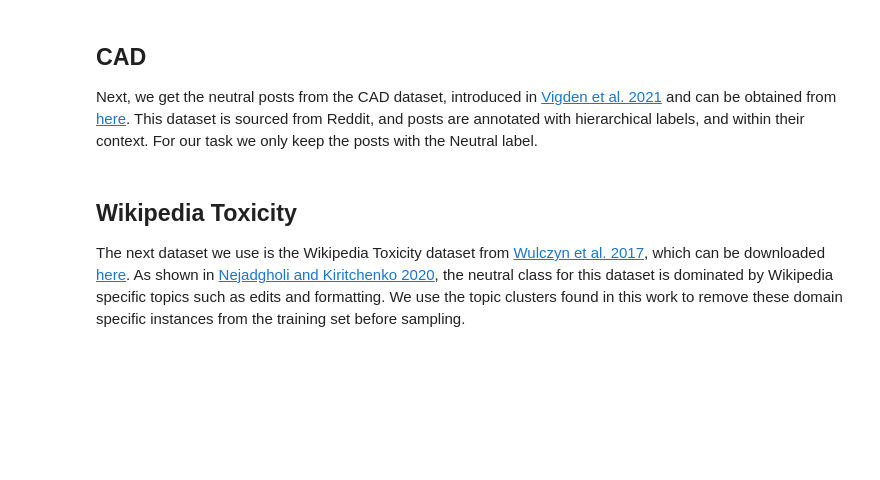
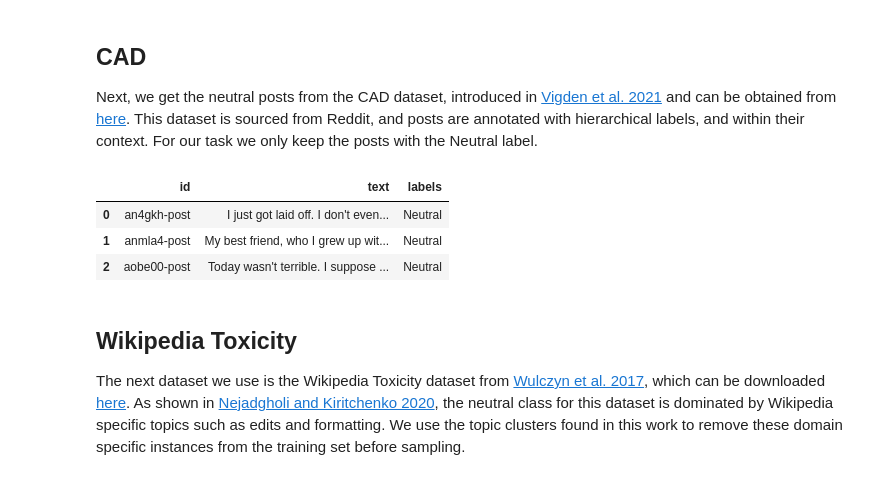
Before and after one commit to ThomasROBERTparis/SNLP_XAI_hate-speech, a Jupyter notebook: 1_ILM_dataset_prep.ipynb, the cells around one changed output. Cells and saved outputs as stored; diff of their text form; code cells hidden in the pictures; blank space fills up the shorter version.

```diff
--- a/1_ILM_dataset_prep.ipynb
+++ b/1_ILM_dataset_prep.ipynb
@@ -67,9 +69,14 @@ founta_train_neutral[:10]
 
 Next, we get the neutral posts from the CAD dataset, introduced in [Vigden et al. 2021](https://aclanthology.org/2021.naacl-main.182.pdf) and can be obtained from [here](https://zenodo.org/record/4881008#.YnvpkvPMK3I). This dataset is sourced from Reddit, and posts are annotated with hierarchical labels, and within their context. For our task we only keep the posts with the Neutral label.
 # %%
-cad_train = pd.read_csv("../cad_naacl2021/data/cad_v1_1_train.tsv", sep="\t")
+cad_train = pd.read_csv("./raw_data_ilm/cad_naacl2021/data/cad_v1_1_train.tsv", sep="\t")
 cad_train_neutral = cad_train[cad_train.labels == 'Neutral']
 cad_train_neutral[:3]
+# %% [output]
+|  | id | text | labels |
+| 0 | an4gkh-post | I just got laid off. I don't even... | Neutral |
+| 1 | anmla4-post | My best friend, who I grew up wit... | Neutral |
+| 2 | aobe00-post | Today wasn't terrible. I suppose ... | Neutral |
 # %% [markdown]
 ## Wikipedia Toxicity
 
```
Also changed, not shown: parts of 8 cells of this notebook, 24 other files.
